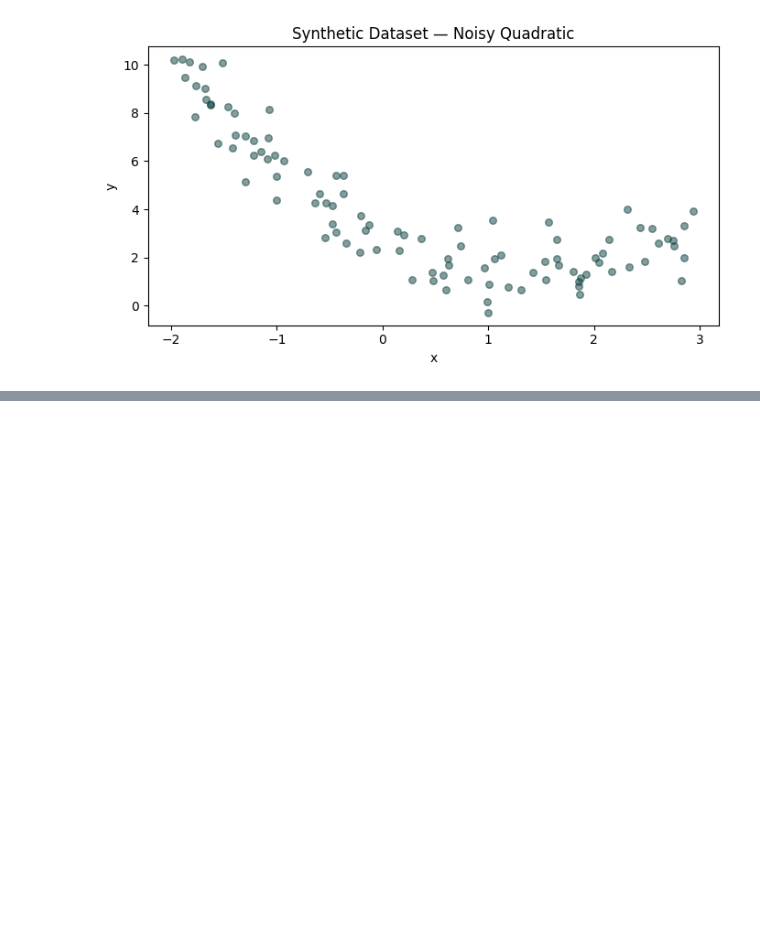
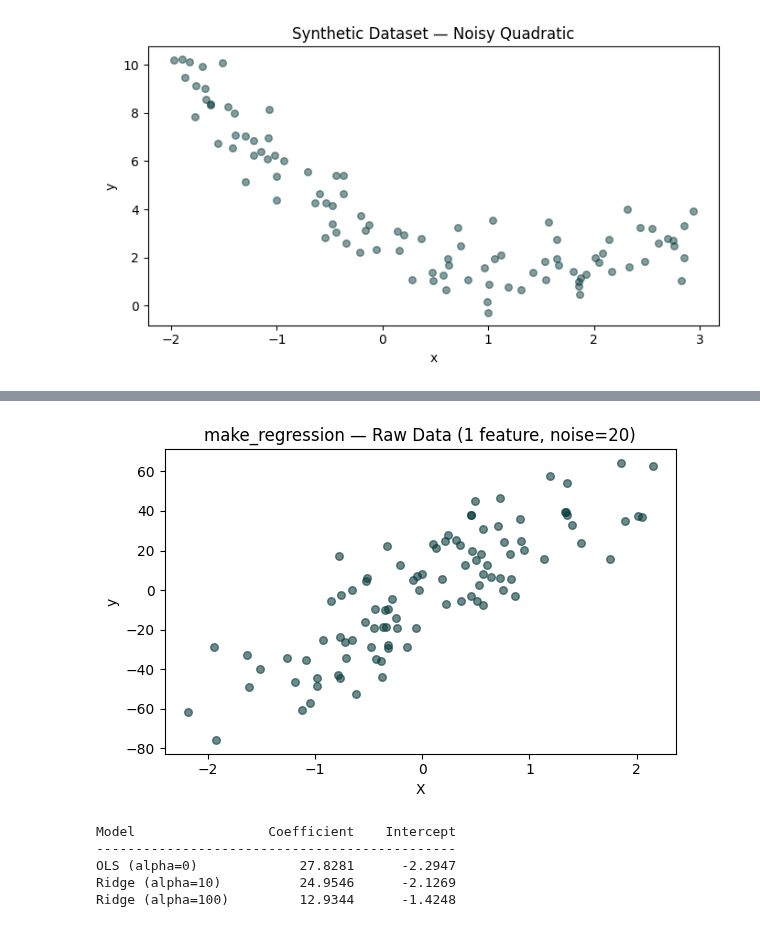
Before and after one commit to ahmedfakhar747/machine-learning-notebooks, a Jupyter notebook: 35_Ridge_Regression_and_Regularization.ipynb, the cells around one changed output, grey strips where cells are left out. Cells and saved outputs as stored; diff of their text form; code cells hidden in the pictures; blank space fills up the shorter version.

Commit message:
Kaggle Notebook | 🧊 ML 35 — Ridge Regression & Regularization | Version 6

```diff
--- a/35_Ridge_Regression_and_Regularization.ipynb
+++ b/35_Ridge_Regression_and_Regularization.ipynb
@@ -584,0 +434,37 @@ print(reg.intercept_)
+# %%
+# Generate a simple 1D regression dataset
+X_reg, y_reg = make_regression(
+    n_samples=100, n_features=1, n_informative=1,
+    n_targets=1, noise=20, random_state=13
+)
+
+plt.figure(figsize=(6, 4))
+plt.scatter(X_reg, y_reg, color='#0a3d3d', alpha=0.6, s=30)
+plt.title("make_regression — Raw Data (1 feature, noise=20)")
+plt.xlabel("X")
+plt.ylabel("y")
+plt.tight_layout()
+plt.show()
+# %% [output]
+[figure, added]
+# %%
+# Fit OLS and two Ridge models with increasing alpha
+lr  = LinearRegression()
+rr  = Ridge(alpha=10)
+rr1 = Ridge(alpha=100)
+
+lr.fit(X_reg,  y_reg)
+rr.fit(X_reg,  y_reg)
+rr1.fit(X_reg, y_reg)
+
+print(f"{'Model':<20} {'Coefficient':>12} {'Intercept':>12}")
+print("-" * 46)
+print(f"{'OLS (alpha=0)':<20} {lr.coef_[0]:>12.4f} {lr.intercept_:>12.4f}")
+print(f"{'Ridge (alpha=10)':<20} {rr.coef_[0]:>12.4f} {rr.intercept_:>12.4f}")
+print(f"{'Ridge (alpha=100)':<20} {rr1.coef_[0]:>12.4f} {rr1.intercept_:>12.4f}")
+# %% [output]
+Model                 Coefficient    Intercept
+----------------------------------------------
+OLS (alpha=0)             27.8281      -2.2947
+Ridge (alpha=10)          24.9546      -2.1269
+Ridge (alpha=100)         12.9344      -1.4248
```
Also changed, not shown: parts of 49 cells of this notebook.
